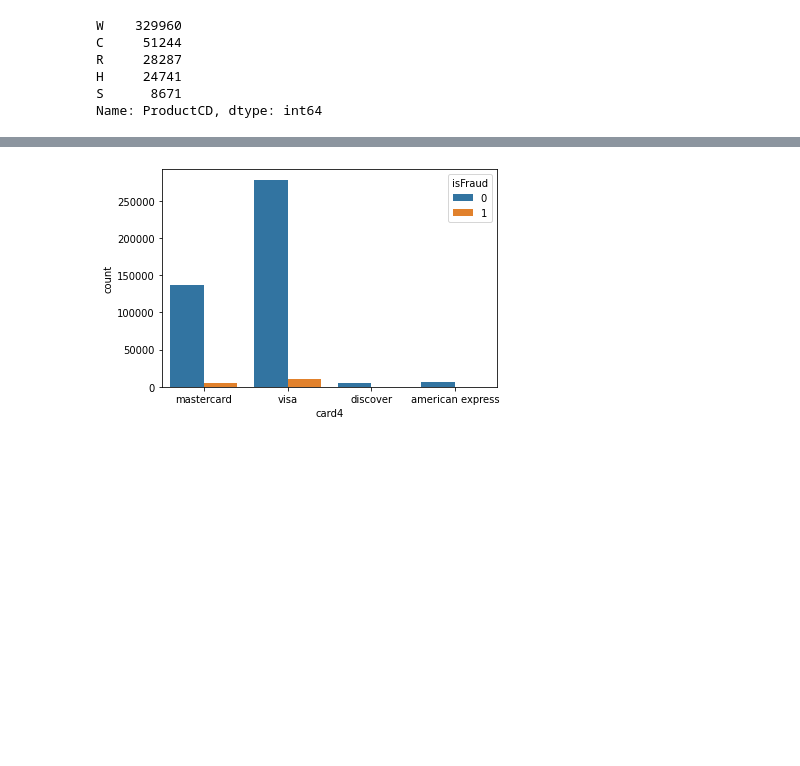
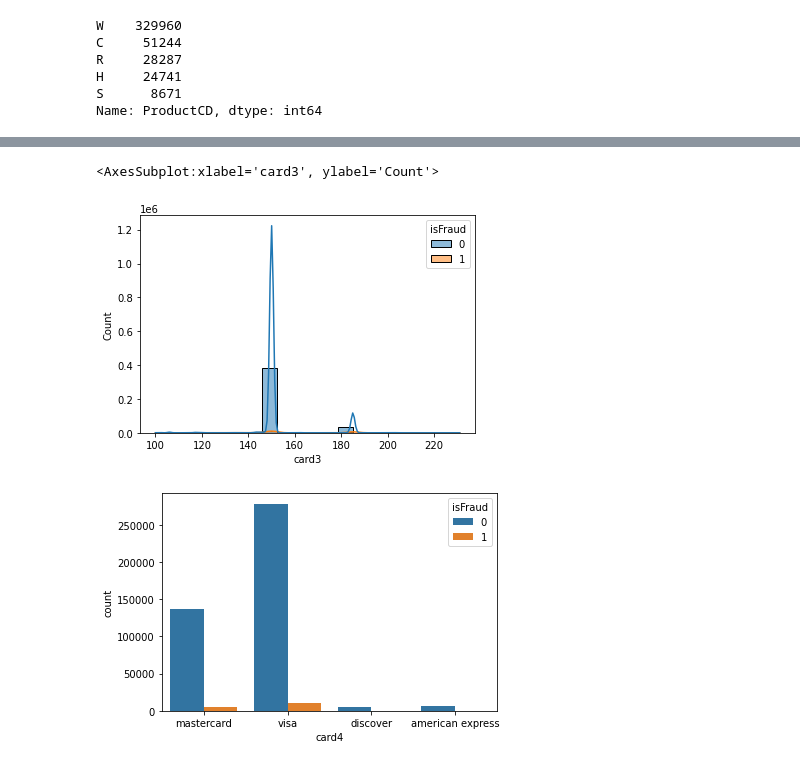
Before and after one commit to duston04/fraud_detection, a Jupyter notebook: fraud-detection.ipynb, the cells around one changed output, grey strips where cells are left out. Drawn from its saved outputs; the diff is of its cells as text; code cells hidden in the pictures; blank space fills up the shorter version.

```diff
--- a/fraud-detection.ipynb
+++ b/fraud-detection.ipynb
@@ -129,5 +136,8 @@ Name: ProductCD, dtype: int64
 # %%
-#sns.histplot(x='card3',hue='isFraud', data=fraud_train, kde=True)
+sns.histplot(x='card3',hue='isFraud', data=fraud_train, kde=True)
+# %% [output]
+<AxesSubplot:xlabel='card3', ylabel='Count'>
+[figure, added]
 # %%
 ax= sns.countplot(x='card4',hue='isFraud', data= fraud_train)
 # %% [output]
```
Also changed, not shown: parts of 38 cells of this notebook.
